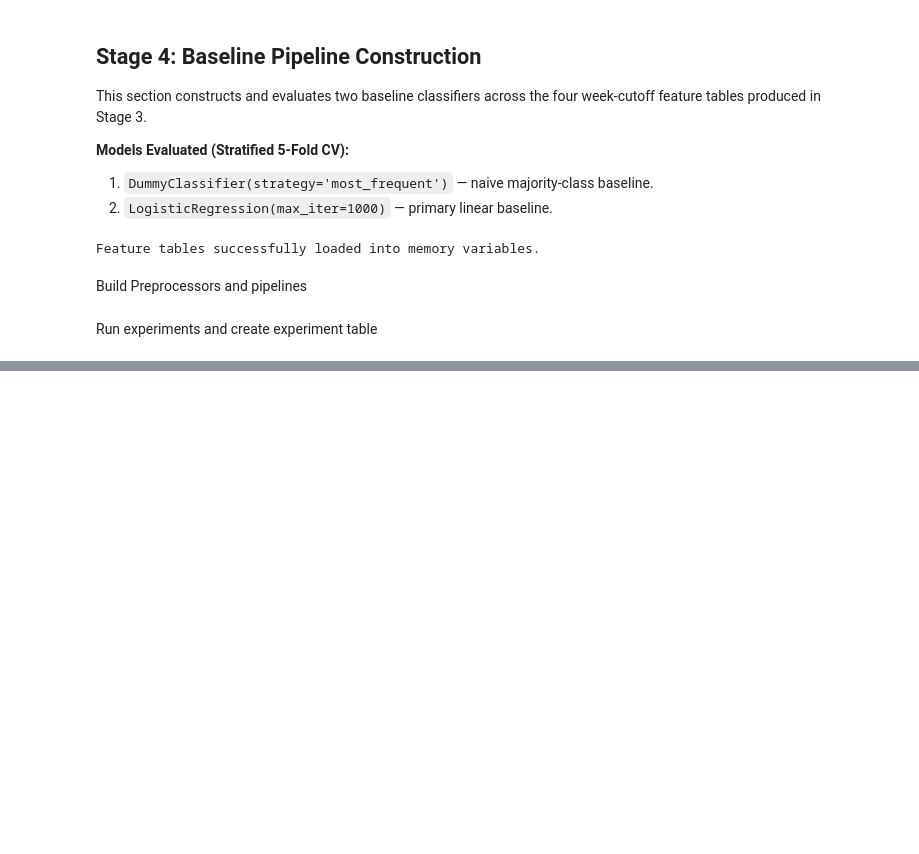
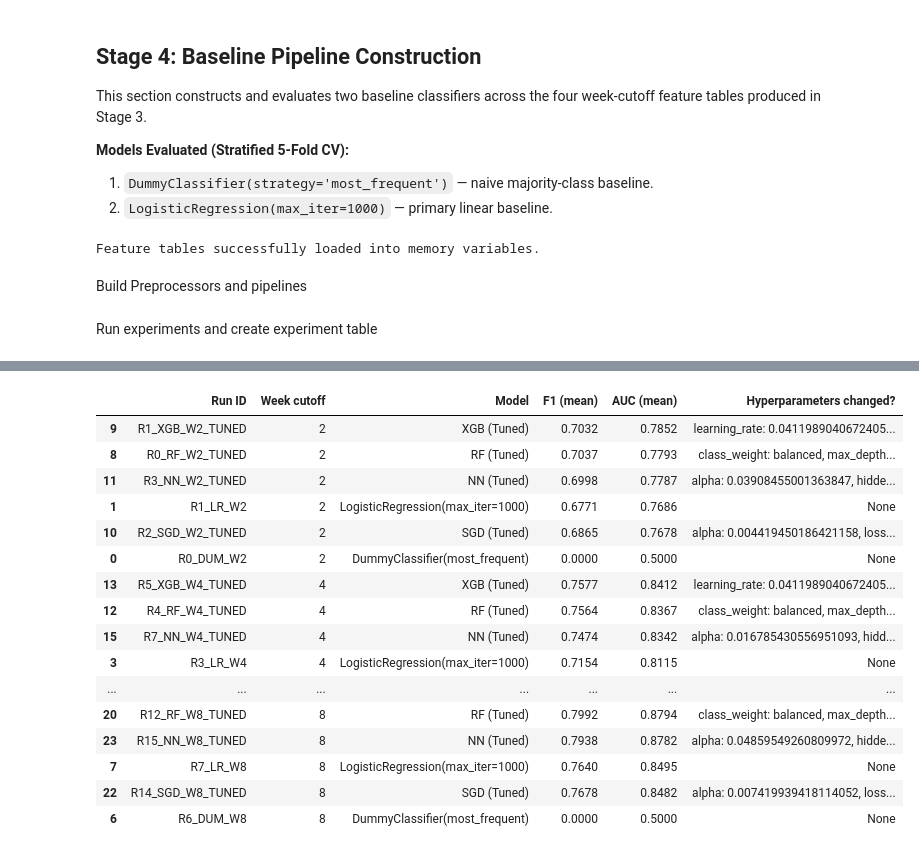
Before and after one commit to alsfine/Group-1-ML-Project-2026, a Jupyter notebook: project.ipynb, the cells around one changed output, grey strips where cells are left out. Drawn from its saved outputs; the diff is of its cells as text; code cells hidden in the pictures; blank space fills up the shorter version.

```diff
--- a/project.ipynb
+++ b/project.ipynb
@@ -1300,0 +1469,30 @@ display(experiments_df[display_cols])
+# %%
+# Combine Baseline and Advanced Results to generate the final Pipeline Comparison Table
+all_experiments_df = pd.concat([experiments_df, advanced_experiments_df], ignore_index=True)
+combined_out_path = os.path.join(PROCESSED_DIR, "all_experiments_combined.csv")
+all_experiments_df.to_csv(combined_out_path, index=False)
+
+# Display Summary
+display_cols = [
+    "Run ID", "Week cutoff", "Model",
+    "F1 (mean)", "AUC (mean)", "Hyperparameters changed?"
+]
+display(all_experiments_df[display_cols].sort_values(by=["Week cutoff", "AUC (mean)"], ascending=[True, False]))
+# %% [output]
+|  | Run ID | Week cutoff | Model | F1 (mean) | AUC (mean) | Hyperparameters changed? |
+| 9 | R1_XGB_W2_TUNED | 2 | XGB (Tuned) | 0.7032 | 0.7852 | learning_rate: 0.0411989040672405... |
+| 8 | R0_RF_W2_TUNED | 2 | RF (Tuned) | 0.7037 | 0.7793 | class_weight: balanced, max_depth... |
+| 11 | R3_NN_W2_TUNED | 2 | NN (Tuned) | 0.6998 | 0.7787 | alpha: 0.03908455001363847, hidde... |
+| 1 | R1_LR_W2 | 2 | LogisticRegression(max_iter=1000) | 0.6771 | 0.7686 | None |
+| 10 | R2_SGD_W2_TUNED | 2 | SGD (Tuned) | 0.6865 | 0.7678 | alpha: 0.004419450186421158, loss... |
+| 0 | R0_DUM_W2 | 2 | DummyClassifier(most_frequent) | 0.0000 | 0.5000 | None |
+| 13 | R5_XGB_W4_TUNED | 4 | XGB (Tuned) | 0.7577 | 0.8412 | learning_rate: 0.0411989040672405... |
+| 12 | R4_RF_W4_TUNED | 4 | RF (Tuned) | 0.7564 | 0.8367 | class_weight: balanced, max_depth... |
+| 15 | R7_NN_W4_TUNED | 4 | NN (Tuned) | 0.7474 | 0.8342 | alpha: 0.016785430556951093, hidd... |
+| 3 | R3_LR_W4 | 4 | LogisticRegression(max_iter=1000) | 0.7154 | 0.8115 | None |
+| ... | ... | ... | ... | ... | ... | ... |
+| 20 | R12_RF_W8_TUNED | 8 | RF (Tuned) | 0.7992 | 0.8794 | class_weight: balanced, max_depth... |
+| 23 | R15_NN_W8_TUNED | 8 | NN (Tuned) | 0.7938 | 0.8782 | alpha: 0.04859549260809972, hidde... |
+| 7 | R7_LR_W8 | 8 | LogisticRegression(max_iter=1000) | 0.7640 | 0.8495 | None |
+| 22 | R14_SGD_W8_TUNED | 8 | SGD (Tuned) | 0.7678 | 0.8482 | alpha: 0.007419939418114052, loss... |
+| 6 | R6_DUM_W8 | 8 | DummyClassifier(most_frequent) | 0.0000 | 0.5000 | None |
```
Also changed, not shown: parts of 5 cells of this notebook.
